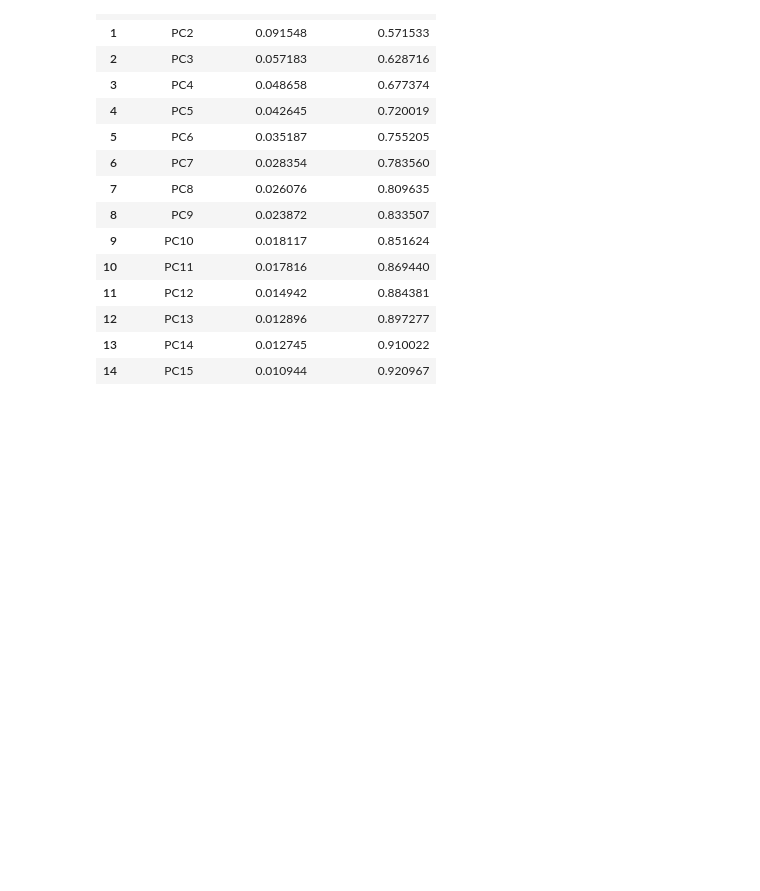
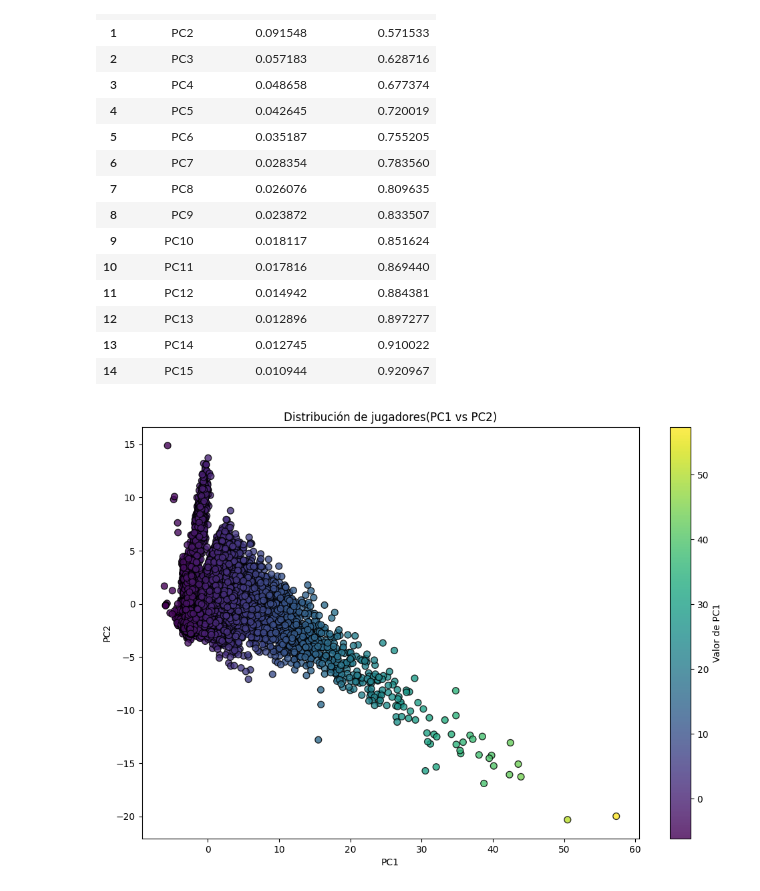
Before and after one commit to leokonma/Machine-learning, a Jupyter notebook: PCA_Dim_Reduc.ipynb, the cells around one changed output. Drawn from its saved outputs; the diff is of its cells as text; code cells hidden in the pictures; blank space fills up the shorter version.

```diff
--- a/PCA_Dim_Reduc.ipynb
+++ b/PCA_Dim_Reduc.ipynb
@@ -377,3 +190,25 @@ def create_pca_df(X_pca, n_components=13):
     df = pd.DataFrame(X_pca[:, :n_components],
                       columns=[f'PC{i+1}' for i in range(n_components)])
     return df
+# %%
+import matplotlib.pyplot as plt
+
+X_pca_df = create_pca_df(X_pca, n_components=13)
+
+plt.figure(figsize=(12, 8))
+scatter = plt.scatter(
+    X_pca_df['PC1'],
+    X_pca_df['PC2'],
+    c=X_pca_df['PC1'],       # color según PC1
+    cmap='viridis',           # gradiente de color
+    s=50,                     # tamaño de los puntos
+    alpha=0.8,
+    edgecolor='k'
+)
+plt.colorbar(scatter, label='Valor de PC1')
+plt.xlabel("PC1")
+plt.ylabel("PC2")
+plt.title("Distribución de jugadores(PC1 vs PC2)")
+plt.show()
+# %% [output]
+[figure, added]
```
Also changed, not shown: parts of 12 cells of this notebook.
